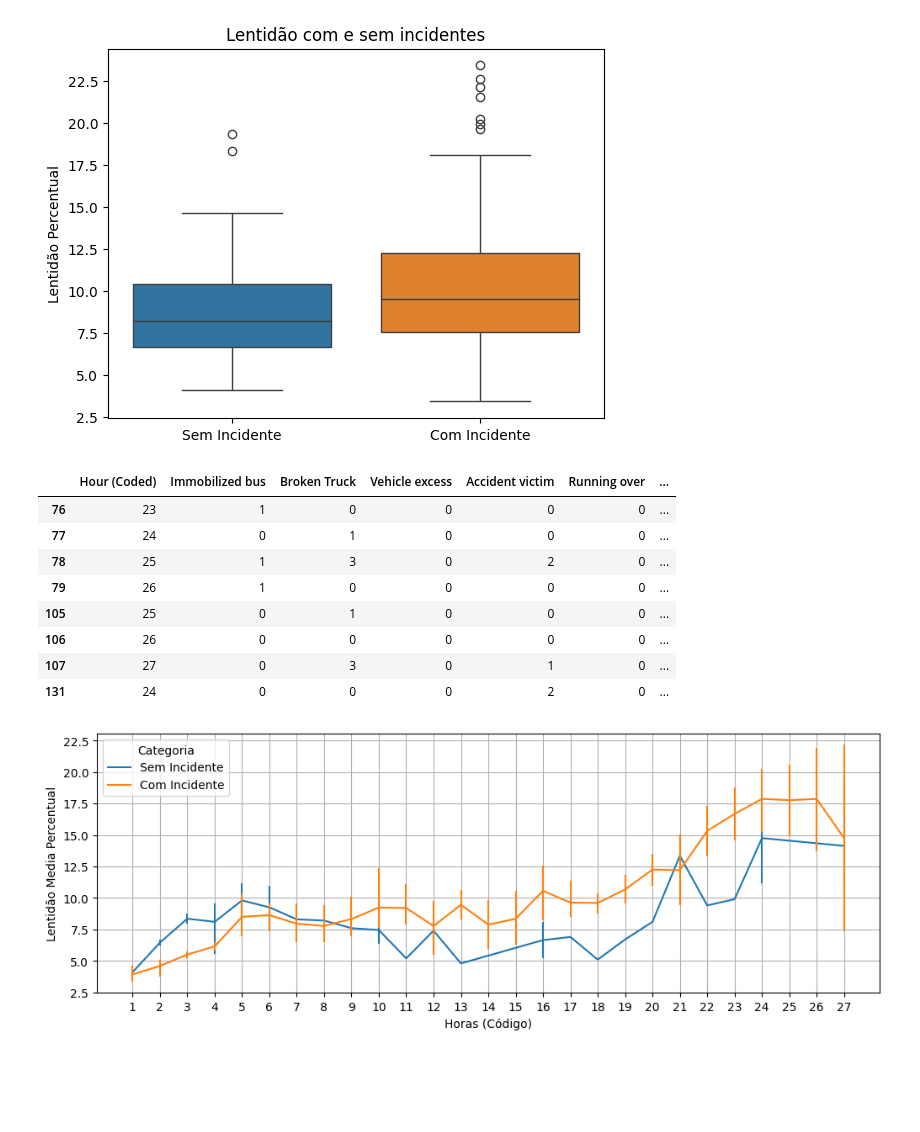
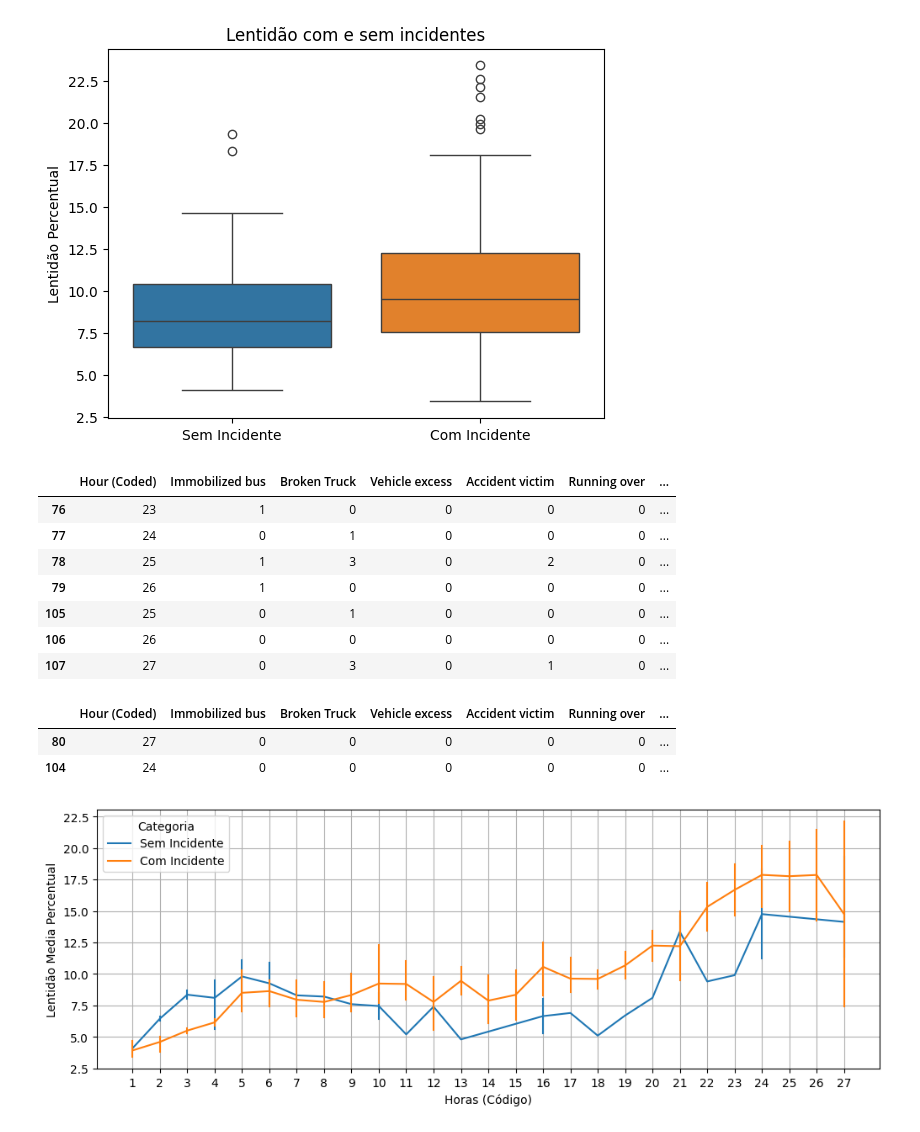
Before and after one commit to CMS999/NotebookPesquisaAcademica, a Jupyter notebook: notebook.ipynb, the cells around one changed output. Drawn from its saved outputs; the diff is of its cells as text; code cells hidden in the pictures; blank space fills up the shorter version.

```diff
--- a/notebook.ipynb
+++ b/notebook.ipynb
@@ -253,17 +255,22 @@ plt.show()
 # %% [output]
 [figure]
 # %%
-data[(data[slowness]>18) & (data['has_incident'] == 1)]
+data[(data[slowness]>18.5) & (data['has_incident'] == 1)]
 # %% [output]
 |  | Hour (Coded) | Immobilized bus | Broken Truck | Vehicle excess | Accident victim | Running over | ... |
 | 76 | 23 | 1 | 0 | 0 | 0 | 0 | ... |
 | 77 | 24 | 0 | 1 | 0 | 0 | 0 | ... |
 | 78 | 25 | 1 | 3 | 0 | 2 | 0 | ... |
 | 79 | 26 | 1 | 0 | 0 | 0 | 0 | ... |
 | 105 | 25 | 0 | 1 | 0 | 0 | 0 | ... |
 | 106 | 26 | 0 | 0 | 0 | 0 | 0 | ... |
 | 107 | 27 | 0 | 3 | 0 | 1 | 0 | ... |
-| 131 | 24 | 0 | 0 | 0 | 2 | 0 | ... |
+# %%
+data[(data[slowness]>15) & (data['has_incident'] == 0)]
+# %% [output]
+|  | Hour (Coded) | Immobilized bus | Broken Truck | Vehicle excess | Accident victim | Running over | ... |
+| 80 | 27 | 0 | 0 | 0 | 0 | 0 | ... |
+| 104 | 24 | 0 | 0 | 0 | 0 | 0 | ... |
 # %%
 slipted_data = data.copy()
 slipted_data["incident_id"] = data["has_incident"].map({0: "Sem Incidente", 1: "Com Incidente"})
```
Also changed, not shown: parts of 6 cells of this notebook.
